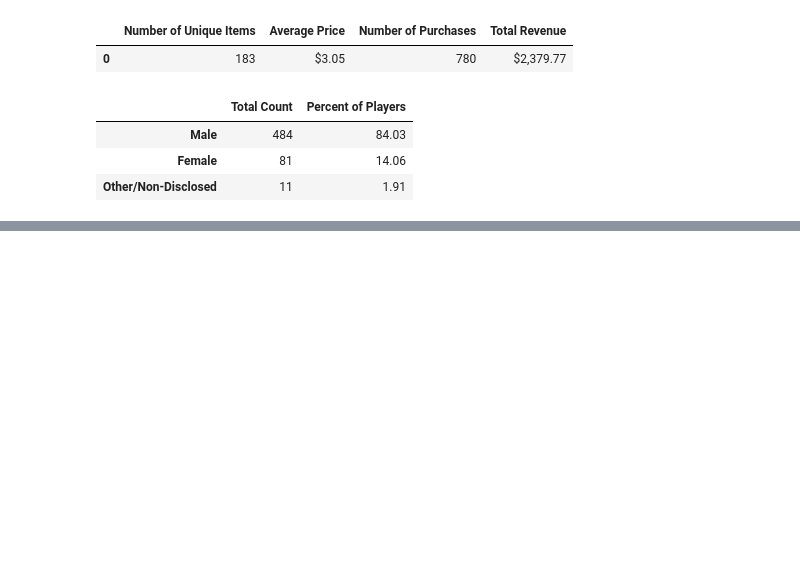
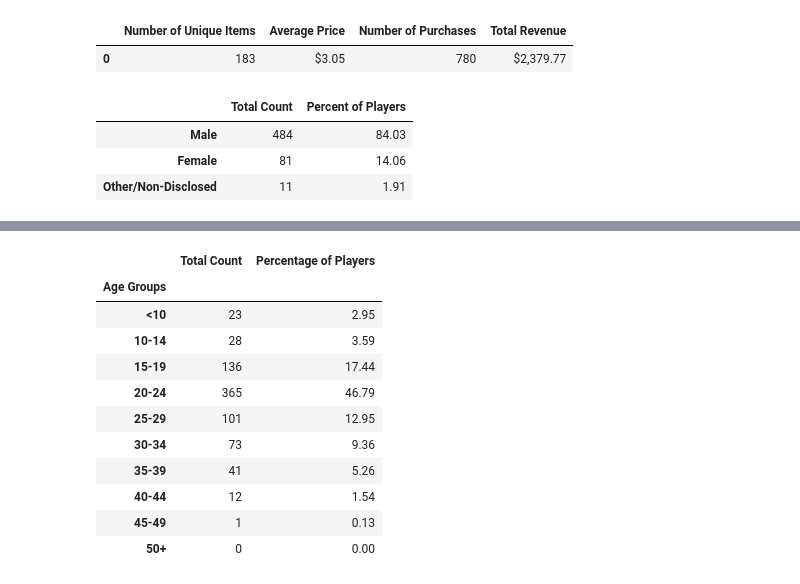
Before and after one commit to ASooklall/pandas-challenge, a Jupyter notebook: HeroesOfPymoli/HeroesOfPymoli.ipynb, the cells around one changed output, grey strips where cells are left out. Cells and saved outputs as stored; diff of their text form; code cells hidden in the pictures; blank space fills up the shorter version.

```diff
--- a/HeroesOfPymoli/HeroesOfPymoli.ipynb
+++ b/HeroesOfPymoli/HeroesOfPymoli.ipynb
@@ -283,0 +161,38 @@ gender_purchases_df
+# %%
+# Age Demographics
+# The below each broken into bins of 4 years (i.e. <10, 10-14, 15-19, etc.)
+
+# Bin the purchase_data data frame by age
+bins= [0,9,14,19,24,29,34,39,44,49,200]
+age_cats = ['<10', '10-14', '15-19', '20-24','25-29','30-34','35-39','40-44','45-49','50+']
+
+age_group_df = purchase_data_df.copy()
+age_group_df["Age Groups"] = pd.cut(age_group_df["Age"], bins, labels=age_cats)
+
+age_groupby = age_group_df.groupby(age_group_df['Age Groups'])
+age_groupby_count = age_groupby['Price'].count()
+age_groupby_count
+
+age_total = age_group_df.iloc[:,0].count()
+age_percent = round(age_groupby_count / age_total * 100, 2)
+
+
+# #summary
+# summary_age = pd.DataFrame({'Total Players':age_groupby_count,'Percentage of Players':age_percent},index=[age_cats])
+summary_age = age_groupby_count.to_frame()
+summary_age['Percentage of Players'] = age_percent
+summary_age = summary_age.rename(columns={"Price": "Total Count"})
+summary_age
+# %% [output]
+|  | Total Count | Percentage of Players |
+| Age Groups |  |  |
+| <10 | 23 | 2.95 |
+| 10-14 | 28 | 3.59 |
+| 15-19 | 136 | 17.44 |
+| 20-24 | 365 | 46.79 |
+| 25-29 | 101 | 12.95 |
+| 30-34 | 73 | 9.36 |
+| 35-39 | 41 | 5.26 |
+| 40-44 | 12 | 1.54 |
+| 45-49 | 1 | 0.13 |
+| 50+ | 0 | 0.00 |
```
Also changed, not shown: parts of 13 cells of this notebook.
